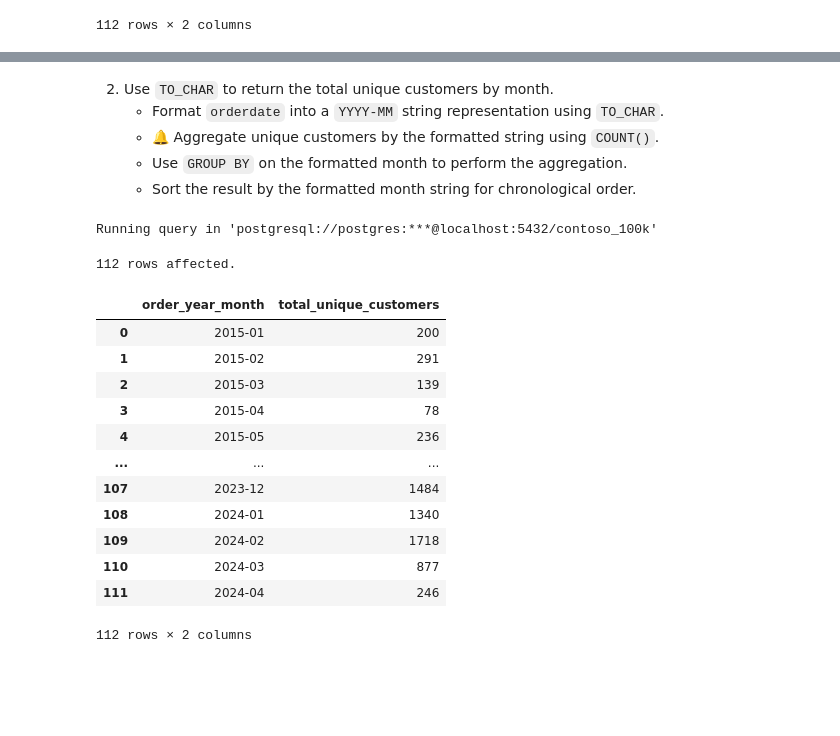
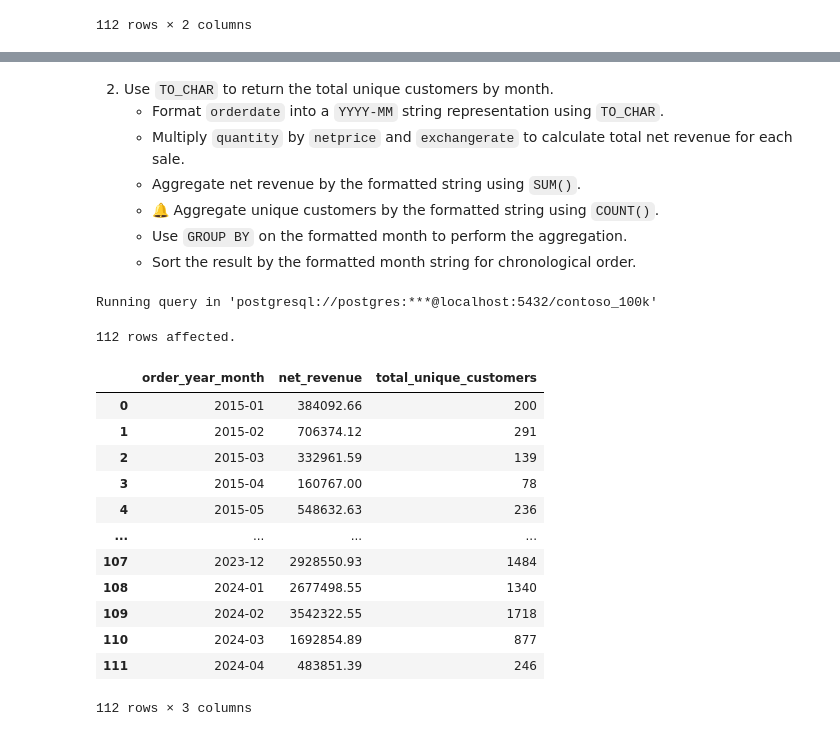
Before and after one commit to mgamzec/SQL_Data_Analytics_Project, a Jupyter notebook: 2_Date_Time/1_Date_Format.ipynb, the cells around one changed output, grey strips where cells are left out. Saved outputs shown, nothing was run; the diff lists cells and outputs as text; code cells hidden in the pictures; blank space fills up the shorter version.

```diff
--- a/2_Date_Time/1_Date_Format.ipynb
+++ b/2_Date_Time/1_Date_Format.ipynb
@@ -312,35 +310,38 @@ Running query in 'postgresql://postgres:***@localhost:5432/contoso_100k'
 # %% [markdown]
 2. Use `TO_CHAR` to return the total unique customers by month.
     - Format `orderdate` into a `YYYY-MM` string representation using `TO_CHAR`.
+    - Multiply `quantity` by `netprice` and `exchangerate` to calculate total net revenue for each sale.
+    - Aggregate net revenue by the formatted string using `SUM()`.
     - 🔔 Aggregate unique customers by the formatted string using `COUNT()`.
     - Use `GROUP BY` on the formatted month to perform the aggregation.
     - Sort the result by the formatted month string for chronological order.
 # %%
 %%sql
 
 SELECT
 	TO_CHAR(s.orderdate, 'YYYY-MM') AS order_year_month,
+	SUM(s.quantity * s.netprice * s.exchangerate) AS net_revenue,
 	COUNT(DISTINCT s.customerkey) AS total_unique_customers
 FROM sales s
 GROUP BY
 	order_year_month
 ORDER BY
 	order_year_month
 # %% [output]
 Running query in 'postgresql://postgres:***@localhost:5432/contoso_100k'
 112 rows affected.
-|  | order_year_month | total_unique_customers |
-| 0 | 2015-01 | 200 |
-| 1 | 2015-02 | 291 |
-| 2 | 2015-03 | 139 |
-| 3 | 2015-04 | 78 |
-| 4 | 2015-05 | 236 |
-| ... | ... | ... |
-| 107 | 2023-12 | 1484 |
-| 108 | 2024-01 | 1340 |
-| 109 | 2024-02 | 1718 |
-| 110 | 2024-03 | 877 |
-| 111 | 2024-04 | 246 |
+|  | order_year_month | net_revenue | total_unique_customers |
+| 0 | 2015-01 | 384092.66 | 200 |
+| 1 | 2015-02 | 706374.12 | 291 |
+| 2 | 2015-03 | 332961.59 | 139 |
+| 3 | 2015-04 | 160767.00 | 78 |
+| 4 | 2015-05 | 548632.63 | 236 |
+| ... | ... | ... | ... |
+| 107 | 2023-12 | 2928550.93 | 1484 |
+| 108 | 2024-01 | 2677498.55 | 1340 |
+| 109 | 2024-02 | 3542322.55 | 1718 |
+| 110 | 2024-03 | 1692854.89 | 877 |
+| 111 | 2024-04 | 483851.39 | 246 |
-112 rows × 2 columns
+112 rows × 3 columns
 # %% [markdown]
 <img src="../Resources/images/2.1_monthly_customers.png" alt="Customers" width="50%">◊
```
Also changed, not shown: parts of 1 cell of this notebook, 1 other file.
